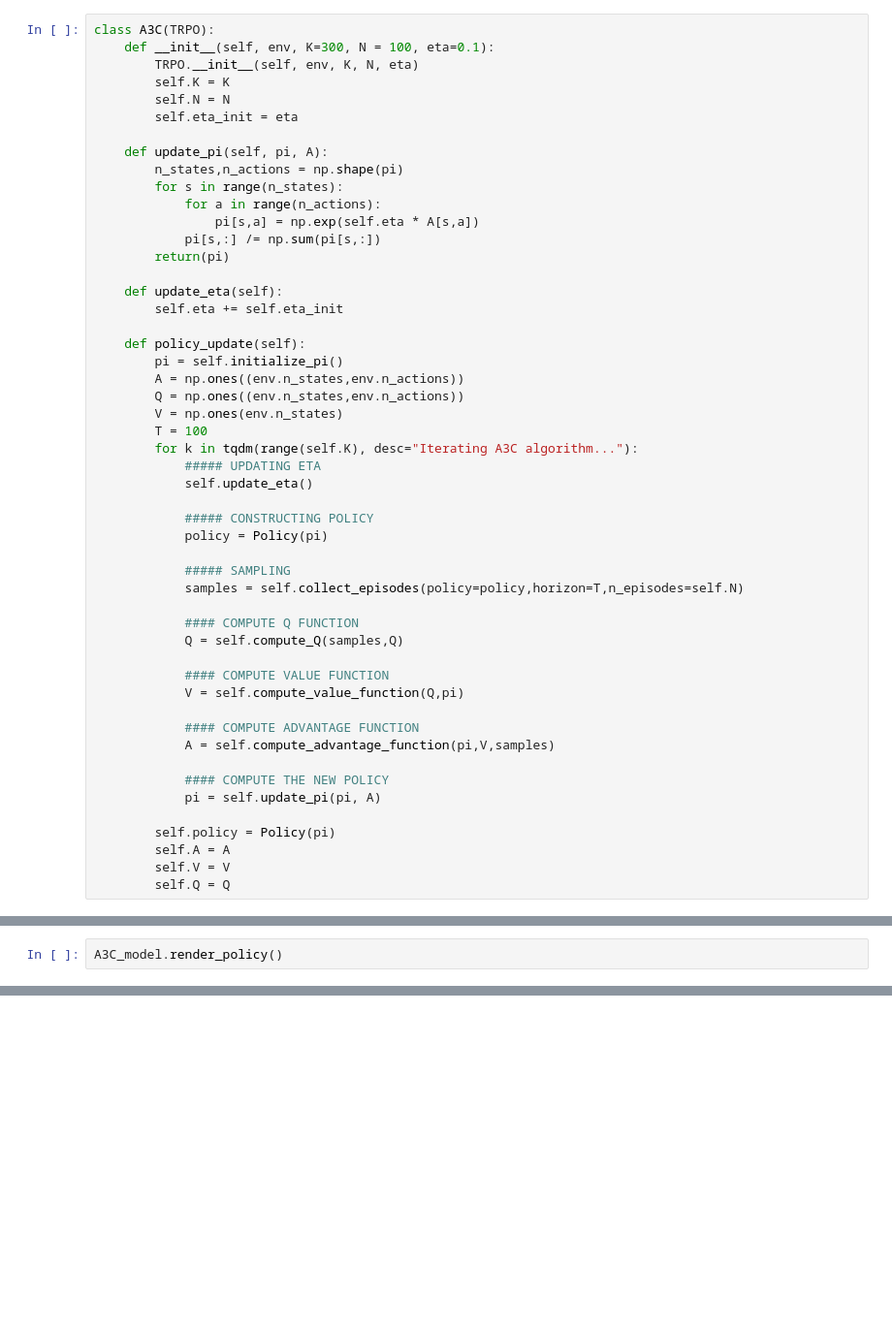
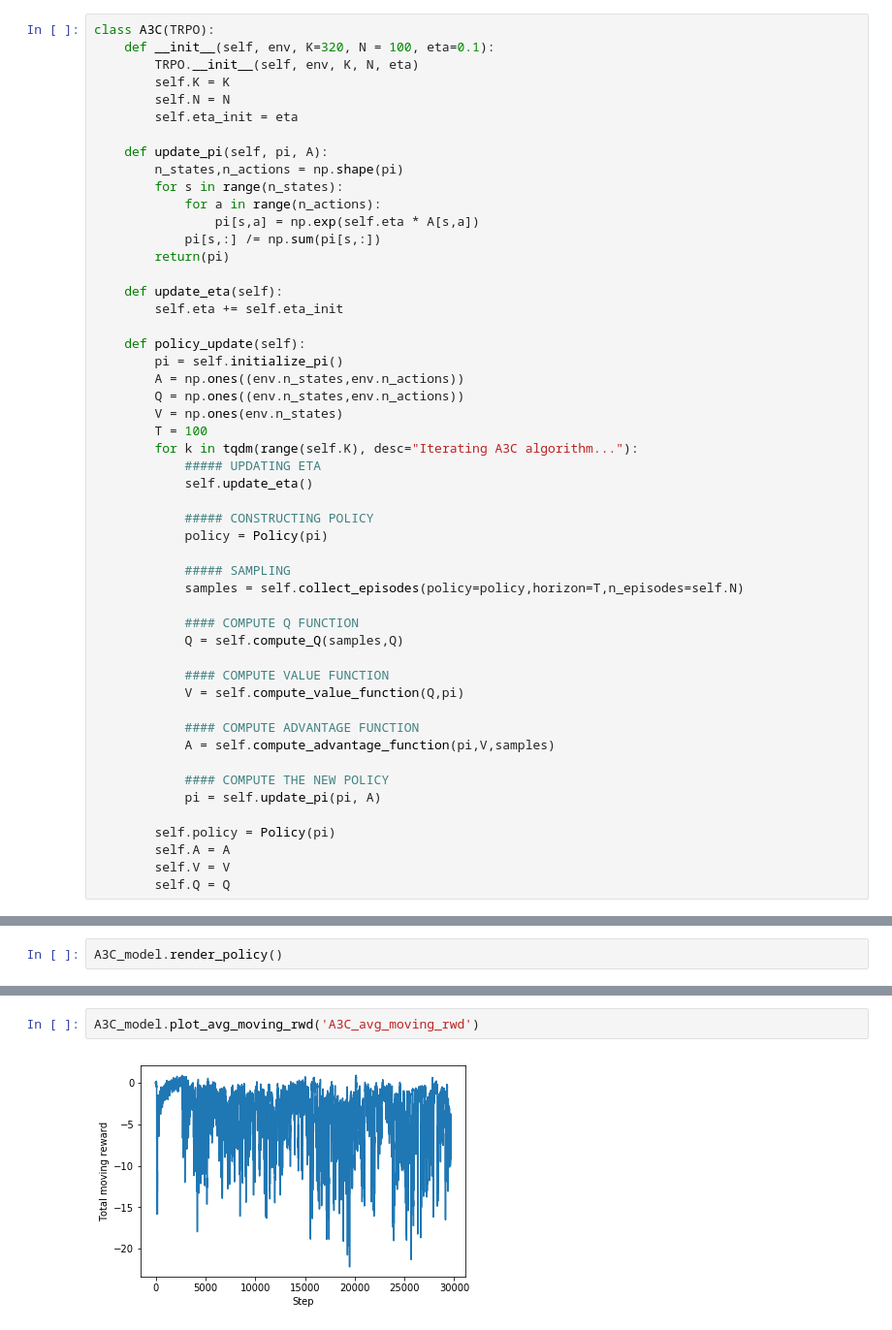
Before and after one commit to AmineKheldouni/Reinforcement-Learning-Project, a Jupyter notebook: RL.ipynb, the cells around one changed output, grey strips where cells are left out. Shown at 97% size. Cells and saved outputs as stored; diff of their text form; blank space fills up the shorter version.

```diff
--- a/RL.ipynb
+++ b/RL.ipynb
@@ -607,7 +630,7 @@ TRPO_model.render_policy()
 # A3C
 # %%
 class A3C(TRPO):
-    def __init__(self, env, K=300, N = 100, eta=0.1):
+    def __init__(self, env, K=320, N = 100, eta=0.1):
         TRPO.__init__(self, env, K, N, eta)
         self.K = K
         self.N = N
@@ -665,0 +687,4 @@ A3C_model.render_policy()
+# %%
+A3C_model.plot_avg_moving_rwd('A3C_avg_moving_rwd')
+# %% [output]
+[figure, added]
```
Also changed, not shown: parts of 9 cells of this notebook, 10 other files.
